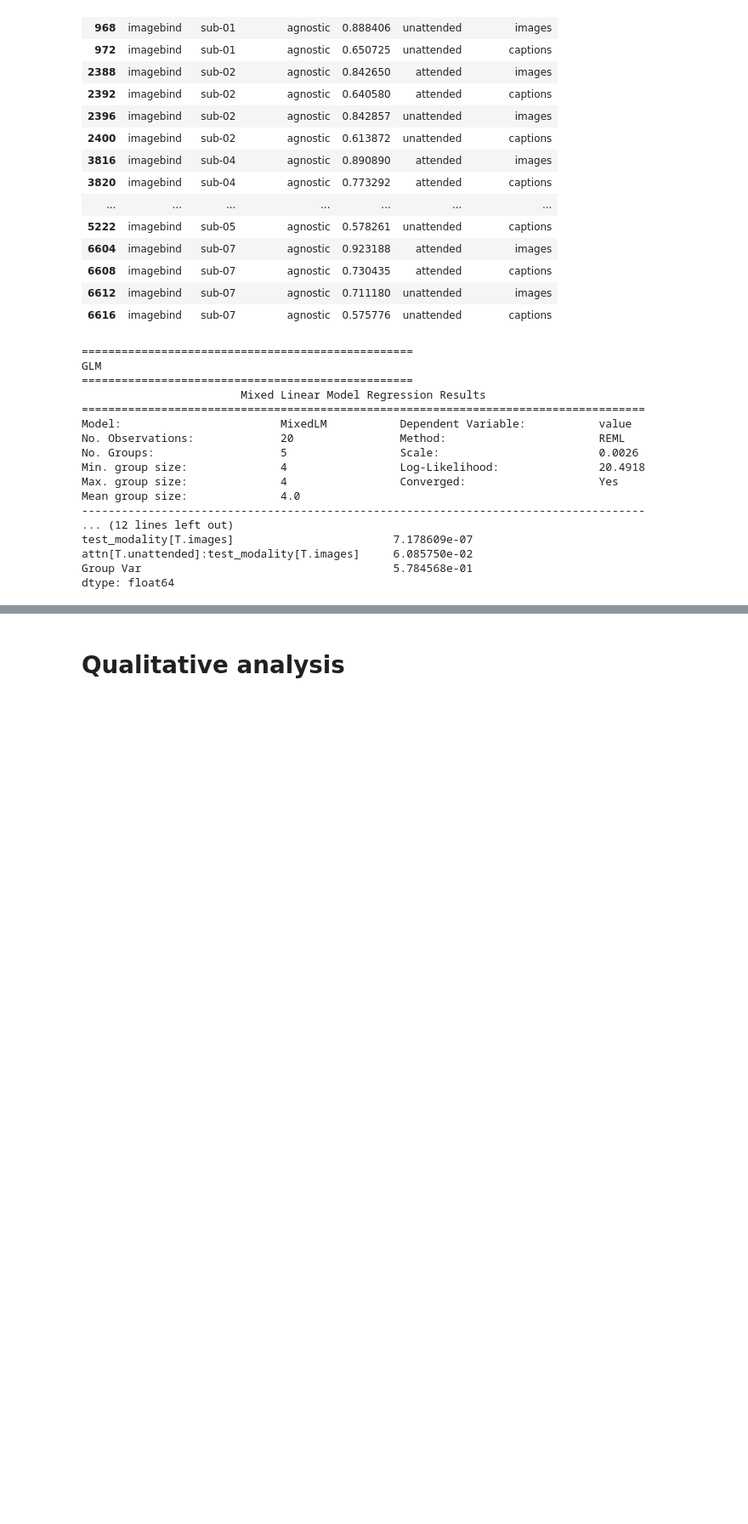
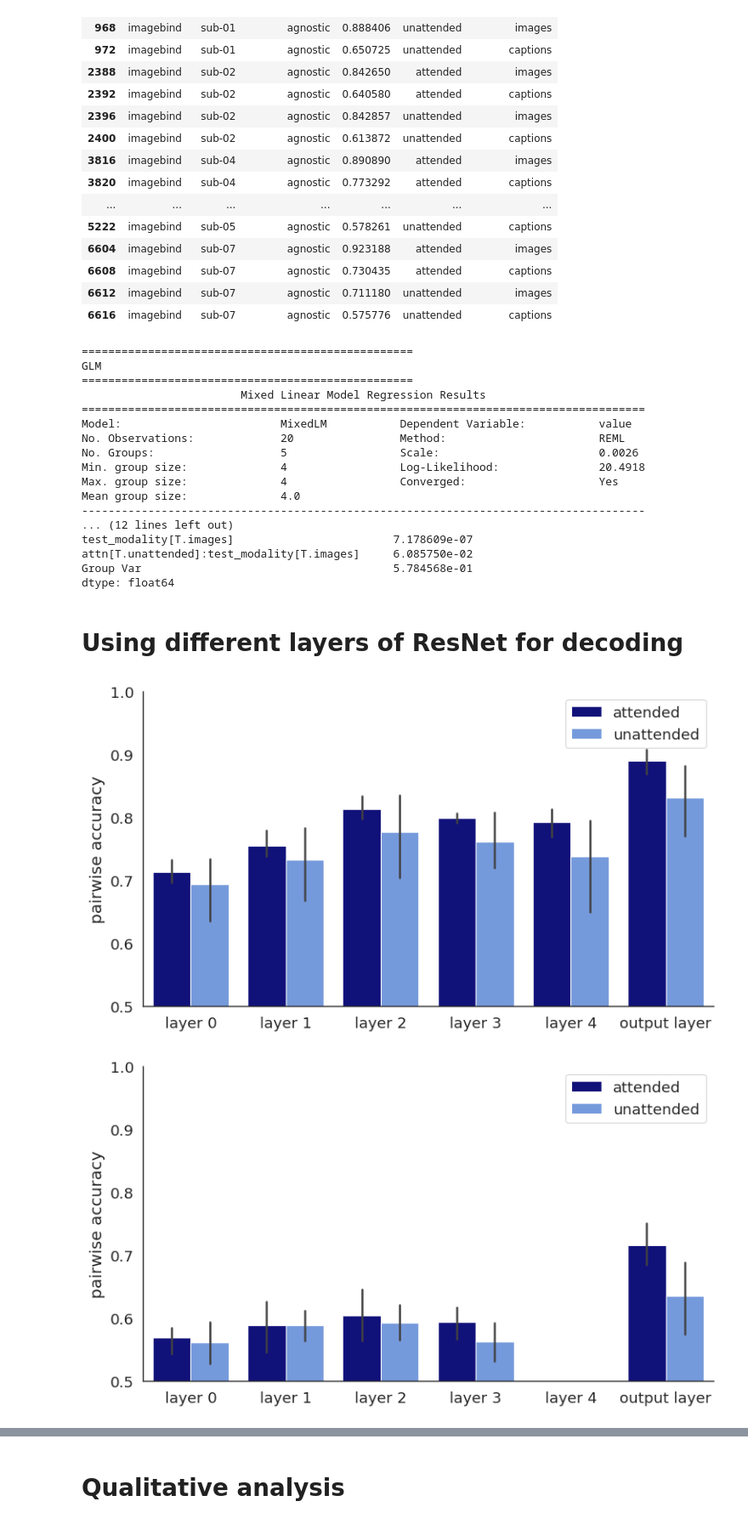
Before and after one commit to mitjanikolaus/multimodal_decoding, a Jupyter notebook: notebooks/analysis_attention_modulation.ipynb, the cells around one changed output, grey strips where cells are left out. Shown at 85% size. Saved outputs shown, nothing was run; the diff lists cells and outputs as text; code cells hidden in the pictures; blank space fills up the shorter version.

```diff
--- a/notebooks/analysis_attention_modulation.ipynb
+++ b/notebooks/analysis_attention_modulation.ipynb
@@ -462,3 +442,5 @@ test_modality[T.images]                        7.178609e-07
 attn[T.unattended]:test_modality[T.images]     6.085750e-02
 Group Var                                      5.784568e-01
 dtype: float64
+# %% [markdown]
+# Using different layers of ResNet for decoding
@@ -464,0 +472,40 @@ dtype: float64
+# %%
+DECODING_MODES = ['within-modal', 'cross-modal', 'agnostic']
+PALETTE = ['darkblue', 'cornflowerblue']#, 'darkgreen', 'limegreen']
+
+for decoding_mode in DECODING_MODES:
+    to_plot = filtered_resnet.copy()
+
+    ORDER = MODELS
+    HUE_ORDER = ['attended', 'unattended']
+
+    # display(to_plot)
+
+    to_plot = to_plot[to_plot.attn.isin(HUE_ORDER)]
+    to_plot = to_plot[to_plot['decoding_mode'] == decoding_mode]
+    to_plot = to_plot[to_plot['test_modality'] == 'images']
+    # print(to_plot)
+    plt.figure(figsize=(9,5))
+    # plt.title('caption decoding', y=0.95, fontsize=20)
+    ax = sns.barplot(data=to_plot, x="model", y="value", hue="attn", order=ORDER, hue_order=HUE_ORDER, palette=PALETTE)
+    plt.ylabel('pairwise accuracy')
+    plt.ylim((0.5, 1))
+    ax.set_xticklabels(['layer 0', 'layer 1', 'layer 2', 'layer 3', 'layer 4', 'output layer'])
+    ax.legend().set_title('')
+
+    HUE_ORDER = ['both']
+    # to_plot_grouped = filtered_resnet.copy()
+    # to_plot_grouped = to_plot_grouped[to_plot_grouped['decoding_mode'] == decoding_mode]
+
+    # to_plot_grouped = to_plot_grouped[to_plot_grouped.attn.isin(HUE_ORDER)]
+
+    # to_plot_grouped = to_plot_grouped.groupby(['test_modality']).agg(value=('value', 'mean')).reset_index()
+
+    # sns.scatterplot(data=to_plot_grouped, x="model", y="value", marker="_", color='black', s=2000)
+    plt.xlabel('')
+
+    sns.despine()
+    plt.savefig(os.path.join(RESULTS_DIR, f"attention_modulation_{decoding_mode}_resnet.png"), bbox_inches='tight', pad_inches=0, dpi=300)
+# %% [output]
+[figure, added]
+[figure, added]
```
Also changed, not shown: parts of 9 cells of this notebook, 1 other file.
